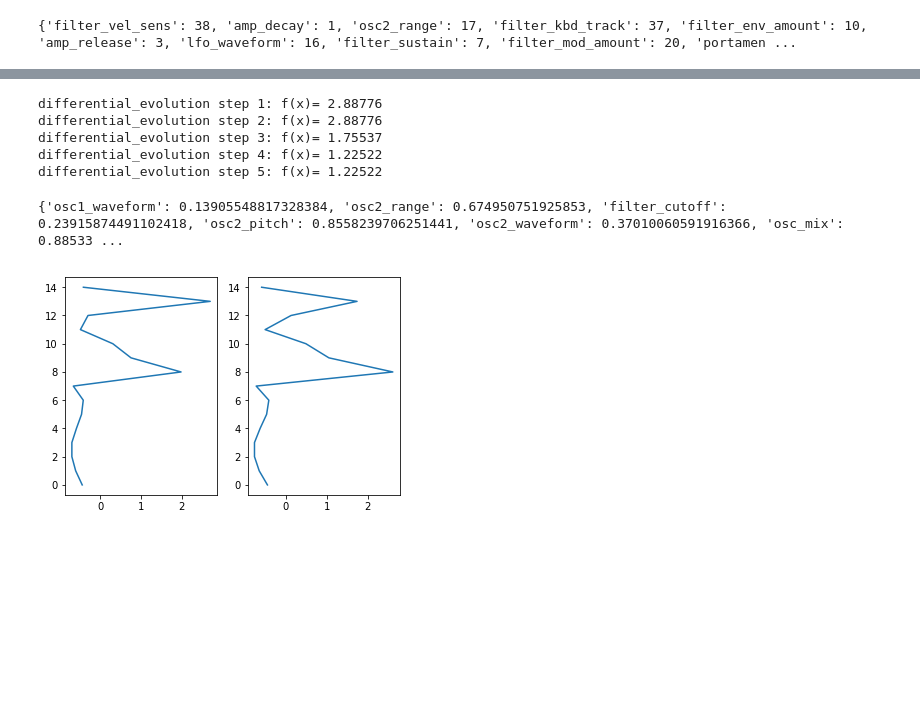
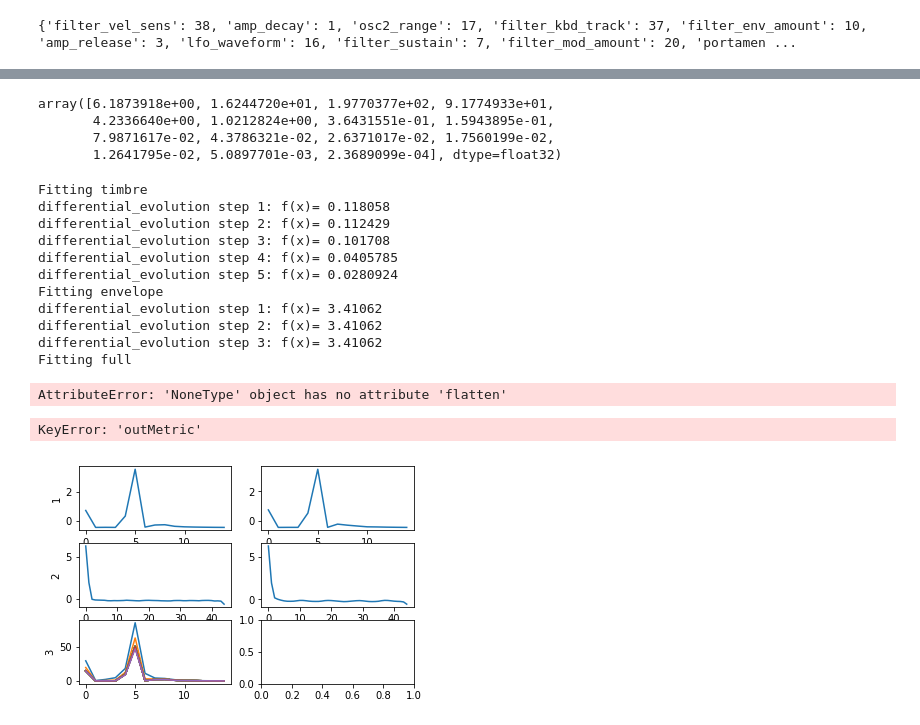
Before and after one commit to peterpeterp/anysynth, a Jupyter notebook: notebooks/amsynth-librosa-time.ipynb, the cells around one changed output, grey strips where cells are left out. Drawn from its saved outputs; the diff is of its cells as text; code cells hidden in the pictures; blank space fills up the shorter version.

Commit message:
splitting timbre and envelope last of tonight

```diff
--- a/notebooks/amsynth-librosa-time.ipynb
+++ b/notebooks/amsynth-librosa-time.ipynb
@@ -53,8 +53,8 @@ print paramsDict
 # Settings to play a note and extract data from the synth.
 midiNote = 80
 midiVelocity = 127
-noteLength = 0.2
-renderLength = 0.2
+noteLength = 0.5
+renderLength = 0.5
 n_mfcc = 15
 
 fixedParams_raw={'filter_vel_sens': 0, 'amp_decay': 0, 'osc2_range': 0,
@@ -82,6 +82,10 @@ def get_envelope(audio):
     time_evol = (time_evol - np.mean(time_evol)) / np.std(time_evol)
     return time_evol
 
+def get_full(audio):
+    S = librosa.feature.melspectrogram(y=np.array(audio), sr=sampleRate, n_mels=n_mfcc)
+    return S[:,9]
+    #return S
 
 def wrapSynth(xParams, getAudio=False):
 
@@ -108,5 +112,5 @@ def wrapSynth(xParams, getAudio=False):
 
 def metric(xParams):
     test = wrapSynth(xParams)
-    return np.linalg.norm(test-targetMetric)
+    return np.linalg.norm(test.flatten()-targetMetric.flatten())
 # %%
@@ -136,31 +158,53 @@ Audio(target, rate=sampleRate, autoplay=True)
 [interactive output not drawn]
+# %%
+targetMetric
+# %% [output]
+array([6.1873918e+00, 1.6244720e+01, 1.9770377e+02, 9.1774933e+01,
+       4.2336640e+00, 1.0212824e+00, 3.6431551e-01, 1.5943895e-01,
+       7.9871617e-02, 4.3786321e-02, 2.6371017e-02, 1.7560199e-02,
+       1.2641795e-02, 5.0897701e-03, 2.3689099e-04], dtype=float32)
 # %%
-#midiNote += 10
-mode = 'timbre'
+for key,val in searching_dict.items():
+    print('Fitting '+val['mode'])
 
-dynParams = dynParams_timbre[:]
+    mode = val['mode']
+    dynParams = val['dynParams']
+    targetMetric = val['targetMetric']
 
-bounds = [(0,1) for p in range(len(dynParams))]
-popt = optimize.differential_evolution(metric,bounds,mutation=(1.0,1.2), workers=1,maxiter=5, disp=True)
+    bounds = [(0,1) for p in range(len(dynParams))]
+    popt = optimize.differential_evolution(metric,bounds,mutation=(1.0,1.2),
+                                           workers=1,maxiter=val['iterations'], disp=True)
+
+    val['popt'] = popt
+    val['fitted'] = {key:val for key,val in zip(dynParams,popt.x)}
+    val['outMetric'] = wrapSynth(popt.x, getAudio=False)
+
+    fixedParams.update(val['fitted'])
 # %% [output]
-differential_evolution step 1: f(x)= 2.88776
-differential_evolution step 2: f(x)= 2.88776
-differential_evolution step 3: f(x)= 1.75537
-differential_evolution step 4: f(x)= 1.22522
-differential_evolution step 5: f(x)= 1.22522
+Fitting timbre
+differential_evolution step 1: f(x)= 0.118058
+differential_evolution step 2: f(x)= 0.112429
+differential_evolution step 3: f(x)= 0.101708
+differential_evolution step 4: f(x)= 0.0405785
+differential_evolution step 5: f(x)= 0.0280924
+Fitting envelope
+differential_evolution step 1: f(x)= 3.41062
+differential_evolution step 2: f(x)= 3.41062
+differential_evolution step 3: f(x)= 3.41062
+Fitting full
+AttributeError: 'NoneType' object has no attribute 'flatten'
 # %%
-fitted_timbre = {key:val for key,val in zip(dynParams,popt.x)}
-print fitted_timbre
+audio = wrapSynth(popt.x, getAudio=True)
 
-audio = wrapSynth(popt.x, getAudio=True)
-audioMetric = wrapSynth(popt.x, getAudio=False)
-
-fig, axes = plt.subplots(ncols=2)
-axes[0].plot(targetMetric,range(n_mfcc))
-axes[1].plot(audioMetric,range(n_mfcc))
+fig, axes = plt.subplots(nrows=len(searching_dict.keys()), ncols=2)
+for row,key in enumerate(searching_dict.keys()):
+    val = searching_dict[key]
+    axes[row,0].set_ylabel(key)
+    axes[row,0].plot(val['targetMetric'])
+    axes[row,1].plot(val['outMetric'])
 plt.show()
 
 Audio(audio, rate=sampleRate, autoplay=True)
 # %% [output]
-{'osc1_waveform': 0.13905548817328384, 'osc2_range': 0.674950751925853, 'filter_cutoff': 0.23915874491102418, 'osc2_pitch': 0.8558239706251441, 'osc2_waveform': 0.37010060591916366, 'osc_mix': 0.88533 ...
+KeyError: 'outMetric'
-[figure, old version]
+[figure, new version]
```
Also changed, not shown: parts of 4 cells of this notebook.
